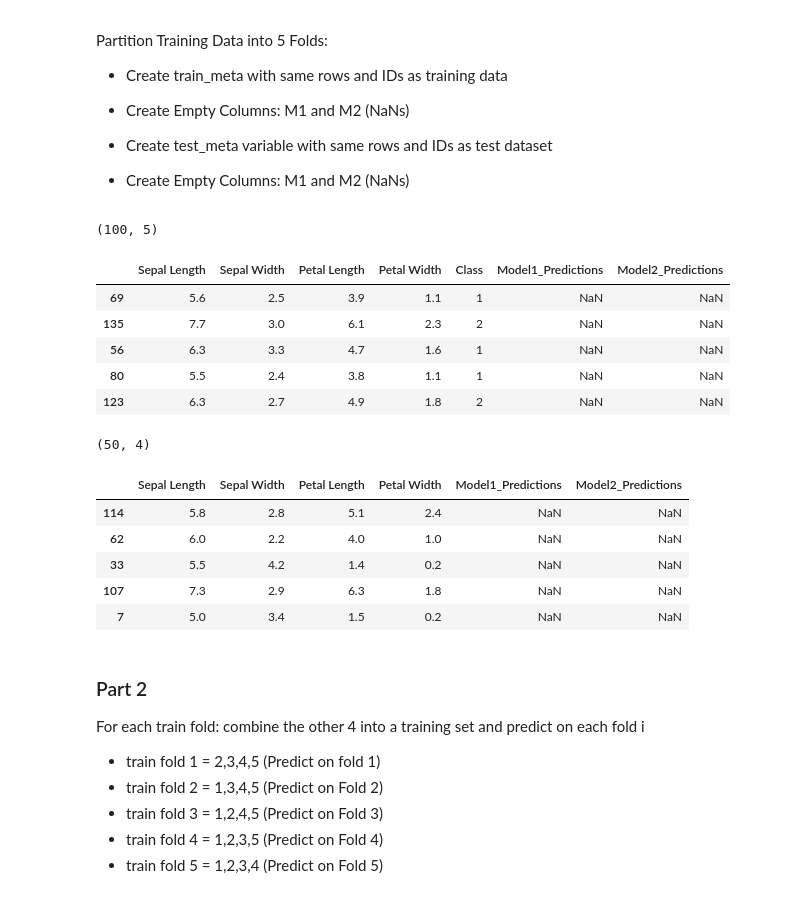
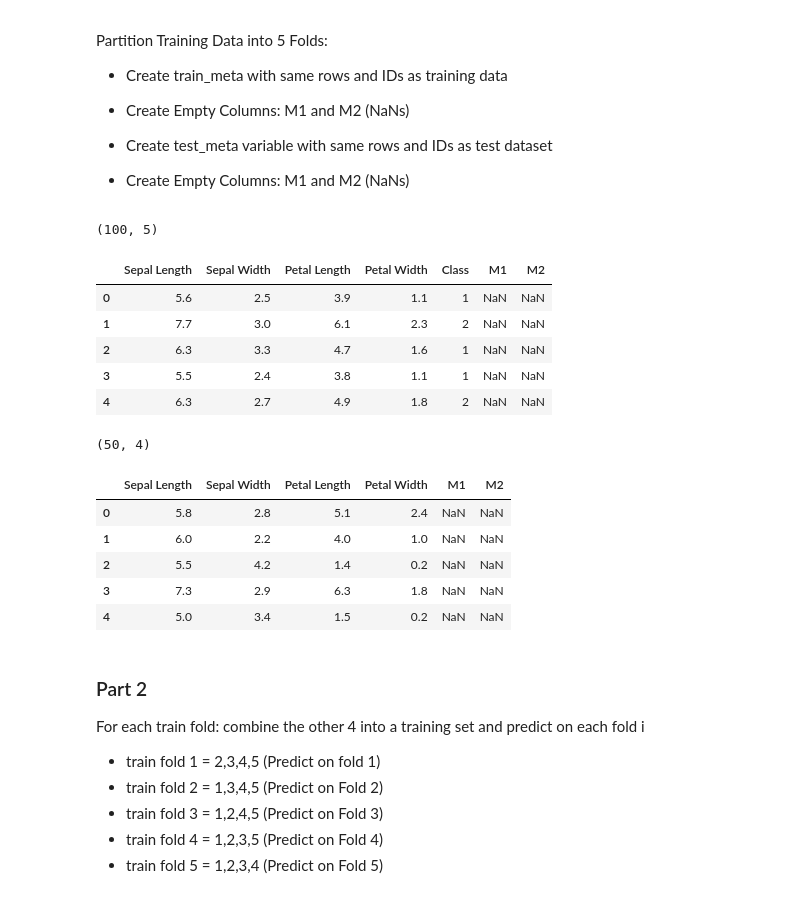
Before and after one commit to klam28/ML, a Jupyter notebook: Stacking - Iris Dataset.ipynb, the cells around one changed output. Cells and saved outputs as stored; diff of their text form; code cells hidden in the pictures.

```diff
--- a/Stacking - Iris Dataset.ipynb
+++ b/Stacking - Iris Dataset.ipynb
@@ -54,3 +54,6 @@ Test Class:   (50,)
 # %%
 """Recombine Training Set With Class"""
 train = pd.DataFrame.join(train, targ_train)
+# %%
+train = train.reset_index()
+test = test.reset_index()
@@ -67,32 +73,32 @@ Partition Training Data into 5 Folds:
 # %%
 """Create Train and Test Meta"""
 train_meta = pd.DataFrame.copy(train)
-train_meta["Model1_Predictions"] = np.nan
-train_meta["Model2_Predictions"] = np.nan
+train_meta["M1"] = np.nan
+train_meta["M2"] = np.nan
 print(train.shape)
 train_meta.head()
 # %% [output]
 (100, 5)
-|  | Sepal Length | Sepal Width | Petal Length | Petal Width | Class | Model1_Predictions | Model2_Predictions |
-| 69 | 5.6 | 2.5 | 3.9 | 1.1 | 1 | NaN | NaN |
-| 135 | 7.7 | 3.0 | 6.1 | 2.3 | 2 | NaN | NaN |
-| 56 | 6.3 | 3.3 | 4.7 | 1.6 | 1 | NaN | NaN |
-| 80 | 5.5 | 2.4 | 3.8 | 1.1 | 1 | NaN | NaN |
-| 123 | 6.3 | 2.7 | 4.9 | 1.8 | 2 | NaN | NaN |
+|  | Sepal Length | Sepal Width | Petal Length | Petal Width | Class | M1 | M2 |
+| 0 | 5.6 | 2.5 | 3.9 | 1.1 | 1 | NaN | NaN |
+| 1 | 7.7 | 3.0 | 6.1 | 2.3 | 2 | NaN | NaN |
+| 2 | 6.3 | 3.3 | 4.7 | 1.6 | 1 | NaN | NaN |
+| 3 | 5.5 | 2.4 | 3.8 | 1.1 | 1 | NaN | NaN |
+| 4 | 6.3 | 2.7 | 4.9 | 1.8 | 2 | NaN | NaN |
 # %%
 test_meta = pd.DataFrame.copy(test)
-test_meta["Model1_Predictions"] = np.nan
-test_meta["Model2_Predictions"] = np.nan
+test_meta["M1"] = np.nan
+test_meta["M2"] = np.nan
 print(test.shape)
 test_meta.head()
 # %% [output]
 (50, 4)
-|  | Sepal Length | Sepal Width | Petal Length | Petal Width | Model1_Predictions | Model2_Predictions |
-| 114 | 5.8 | 2.8 | 5.1 | 2.4 | NaN | NaN |
-| 62 | 6.0 | 2.2 | 4.0 | 1.0 | NaN | NaN |
-| 33 | 5.5 | 4.2 | 1.4 | 0.2 | NaN | NaN |
-| 107 | 7.3 | 2.9 | 6.3 | 1.8 | NaN | NaN |
-| 7 | 5.0 | 3.4 | 1.5 | 0.2 | NaN | NaN |
+|  | Sepal Length | Sepal Width | Petal Length | Petal Width | M1 | M2 |
+| 0 | 5.8 | 2.8 | 5.1 | 2.4 | NaN | NaN |
+| 1 | 6.0 | 2.2 | 4.0 | 1.0 | NaN | NaN |
+| 2 | 5.5 | 4.2 | 1.4 | 0.2 | NaN | NaN |
+| 3 | 7.3 | 2.9 | 6.3 | 1.8 | NaN | NaN |
+| 4 | 5.0 | 3.4 | 1.5 | 0.2 | NaN | NaN |
 # %% [markdown]
 ### Part 2
 
```
Also changed, not shown: parts of 37 cells of this notebook.
